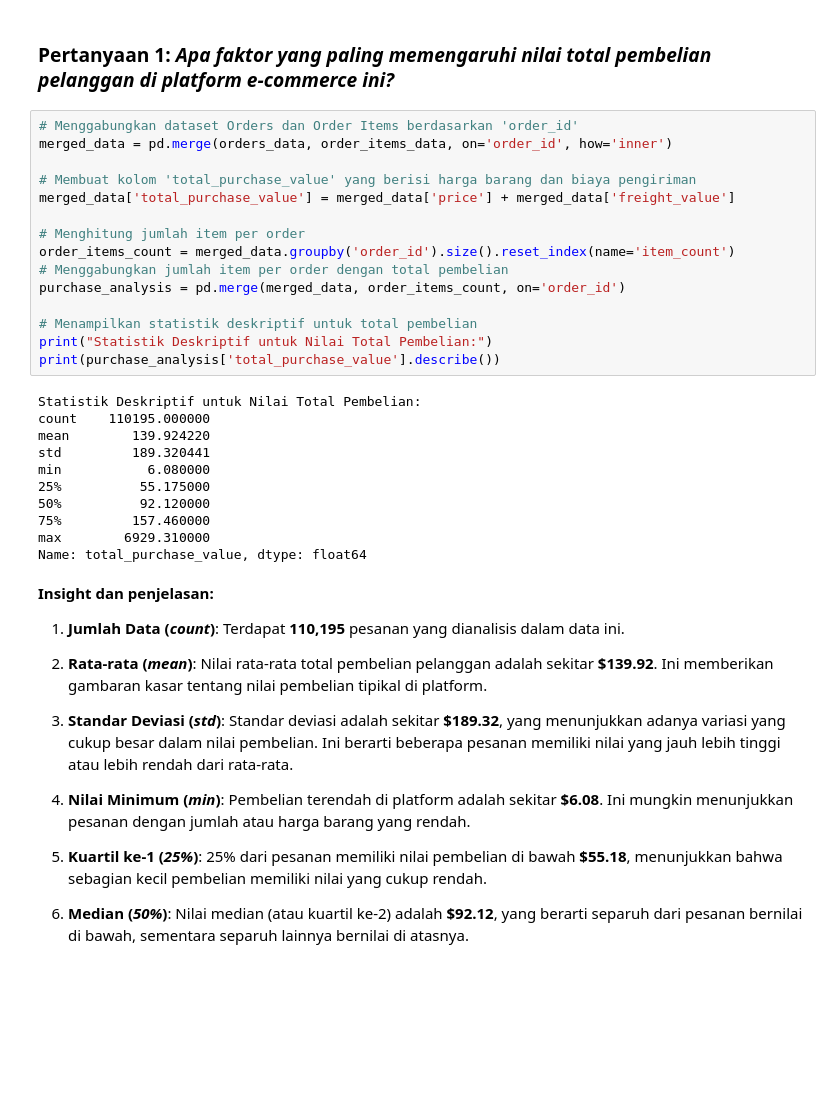
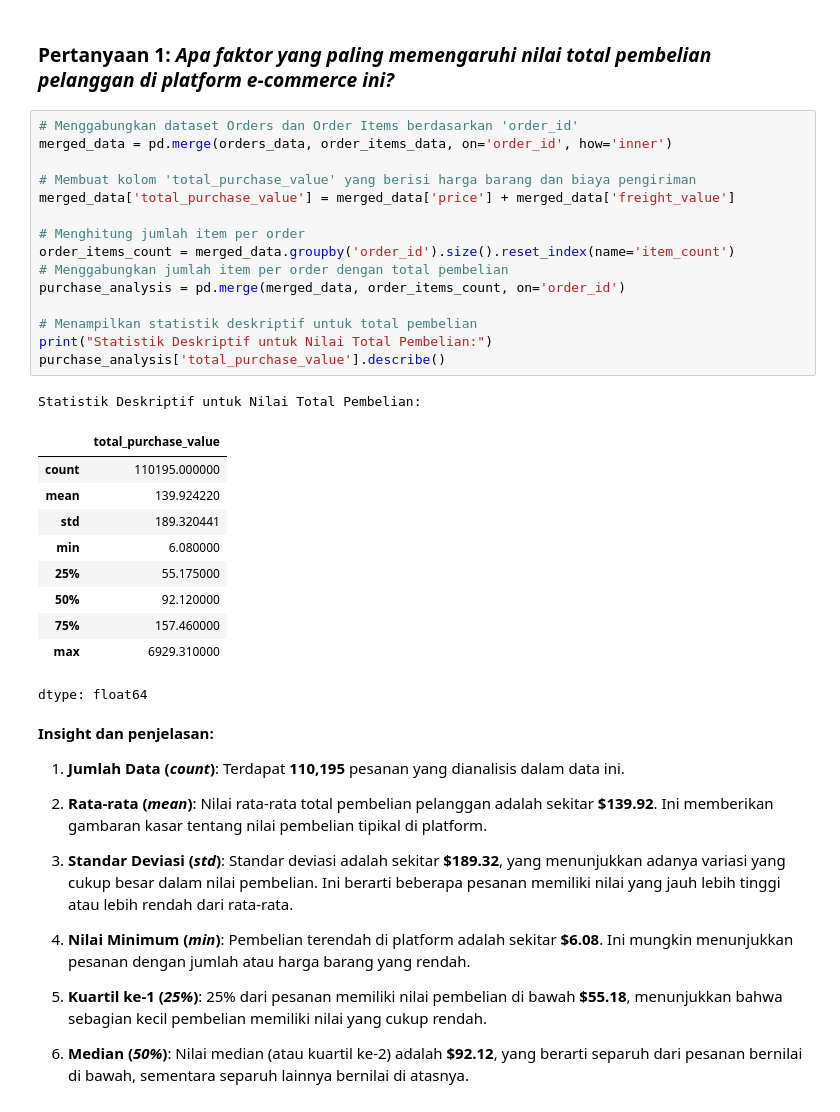
Before and after one commit to LatiefDataVisionary/data-analysis-dicoding-projects, a Jupyter notebook: Proyek_Analisis_Data.ipynb, the cells around one changed output. Drawn from its saved outputs; the diff is of its cells as text; blank space fills up the shorter version.

```diff
--- a/Proyek_Analisis_Data.ipynb
+++ b/Proyek_Analisis_Data.ipynb
@@ -659,29 +649,30 @@ Secara keseluruhan, pesanan cenderung tiba **lebih cepat dari estimasi**, dengan
 # %%
 # Menggabungkan dataset Orders dan Order Items berdasarkan 'order_id'
 merged_data = pd.merge(orders_data, order_items_data, on='order_id', how='inner')
 
 # Membuat kolom 'total_purchase_value' yang berisi harga barang dan biaya pengiriman
 merged_data['total_purchase_value'] = merged_data['price'] + merged_data['freight_value']
 
 # Menghitung jumlah item per order
 order_items_count = merged_data.groupby('order_id').size().reset_index(name='item_count')
 # Menggabungkan jumlah item per order dengan total pembelian
 purchase_analysis = pd.merge(merged_data, order_items_count, on='order_id')
 
 # Menampilkan statistik deskriptif untuk total pembelian
 print("Statistik Deskriptif untuk Nilai Total Pembelian:")
-print(purchase_analysis['total_purchase_value'].describe())
+purchase_analysis['total_purchase_value'].describe()
 # %% [output]
 Statistik Deskriptif untuk Nilai Total Pembelian:
-count    110195.000000
-mean        139.924220
-std         189.320441
-min           6.080000
-25%          55.175000
-50%          92.120000
-75%         157.460000
-max        6929.310000
-Name: total_purchase_value, dtype: float64
+|  | total_purchase_value |
+| count | 110195.000000 |
+| mean | 139.924220 |
+| std | 189.320441 |
+| min | 6.080000 |
+| 25% | 55.175000 |
+| 50% | 92.120000 |
+| 75% | 157.460000 |
+| max | 6929.310000 |
+dtype: float64
 # %% [markdown]
 **Insight dan penjelasan:**
 
```
Also changed, not shown: parts of 31 cells of this notebook.
